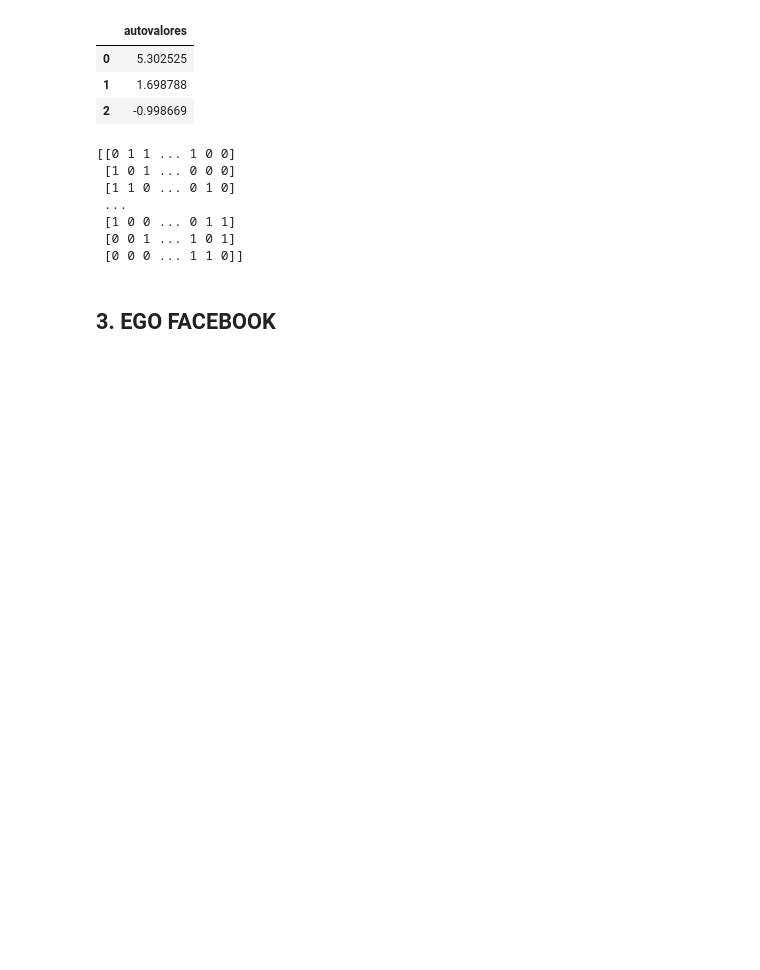
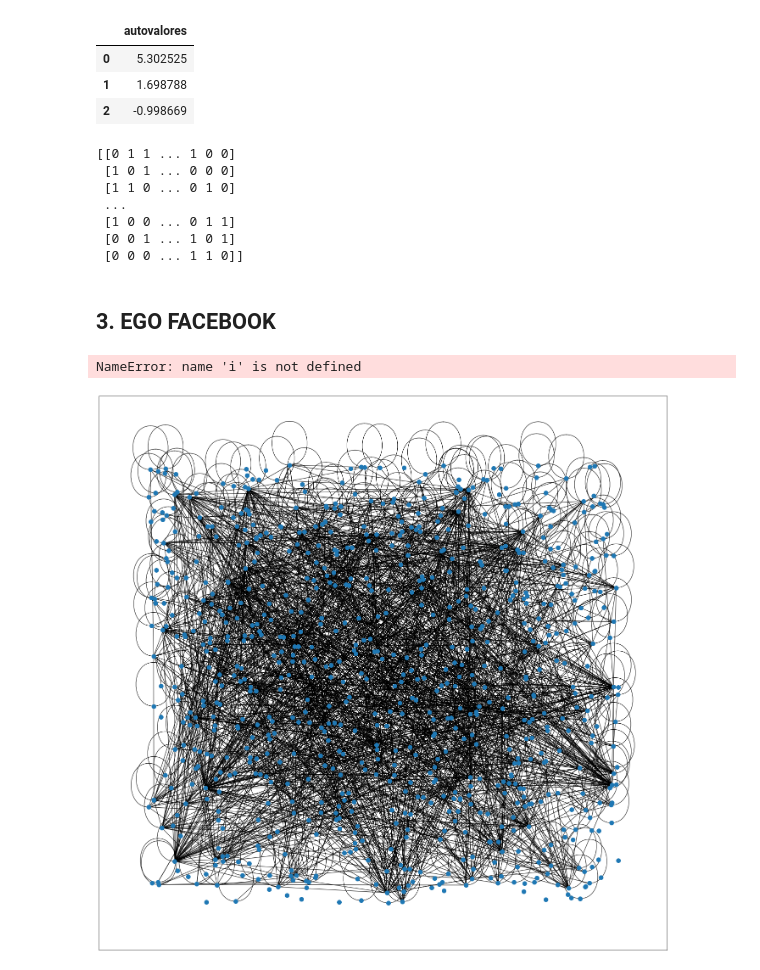
Before and after one commit to gianfrancobtl/tp2-metnum-c2-2022, a Jupyter notebook: notebooks/TP_2_autovalores_autovectores.ipynb, the cells around one changed output. Saved outputs shown, nothing was run; the diff lists cells and outputs as text; code cells hidden in the pictures; blank space fills up the shorter version.

```diff
--- a/notebooks/TP_2_autovalores_autovectores.ipynb
+++ b/notebooks/TP_2_autovalores_autovectores.ipynb
@@ -55,3 +56,38 @@ print(input)
  [0 0 0 ... 1 1 0]]
 # %% [markdown]
 ## 3. EGO FACEBOOK
+# %%
+# EJERCICIO 3.1
+
+input = np.loadtxt(TEST_DIR + "ego-facebook.feat", dtype='i', delimiter=' ')
+X = np.delete(input,0,1)
+
+# Transformo matriz en archivo .txt
+df = pandas.DataFrame(data=X.astype(float))
+df.to_csv("ego-facebook.txt", sep=' ', header=False, float_format='%.2f', index=False)
+
+# Matriz de similaridad
+D = X @ X.T
+
+# Calculo matriz de adyacencia y grafo de la red
+n = D.shape[0]
+x = np.random.rand(n)
+y = np.random.rand(n)
+W = np.vstack([x,y]).T
+pos = {i:p for i,p in enumerate(zip(x,y))}
+k = 5
+f, axs = plt.subplots(figsize=(24,24))
+min_non_0 = np.min(D[np.nonzero(D)])
+ee = np.concatenate(([0], np.linspace(min_non_0, D.max() * 0.8, k)))
+u = 7
+# Construir matriz de adyacencia
+A = D > u
+# Construir grafo
+G = nx.from_numpy_array(A)
+# Plotear red
+nx.draw_networkx_nodes(G,pos=pos, node_size=100)
+nx.draw_networkx_edges(G,pos=pos)
+axs[i].tick_params(left=True, bottom=True, labelleft=True, labelbottom=True)
+# %% [output]
+NameError: name 'i' is not defined
+[figure, added]
```
Also changed, not shown: parts of 6 cells of this notebook, 8 other files.
